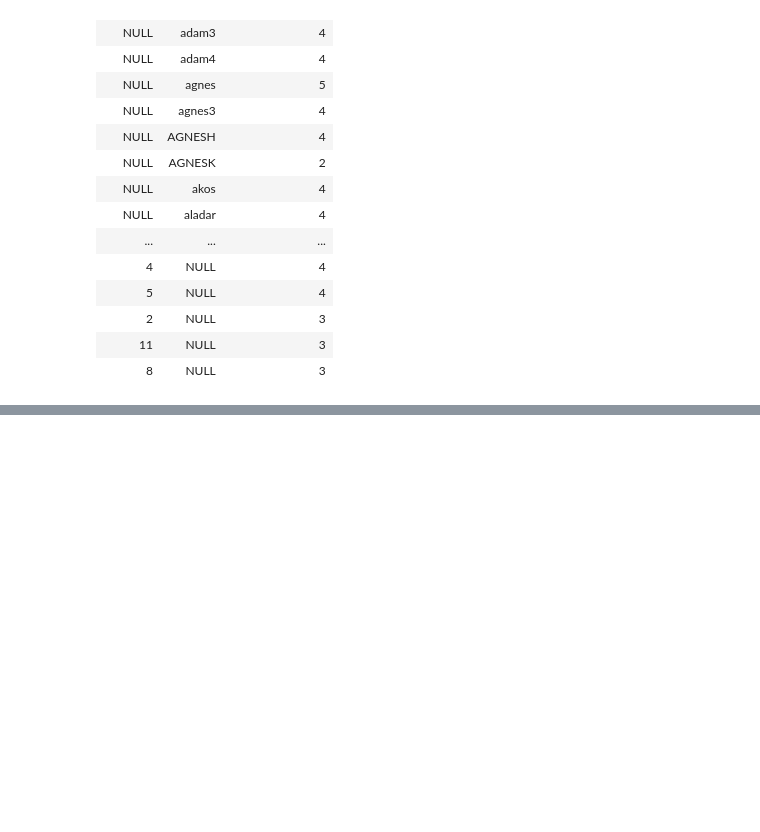
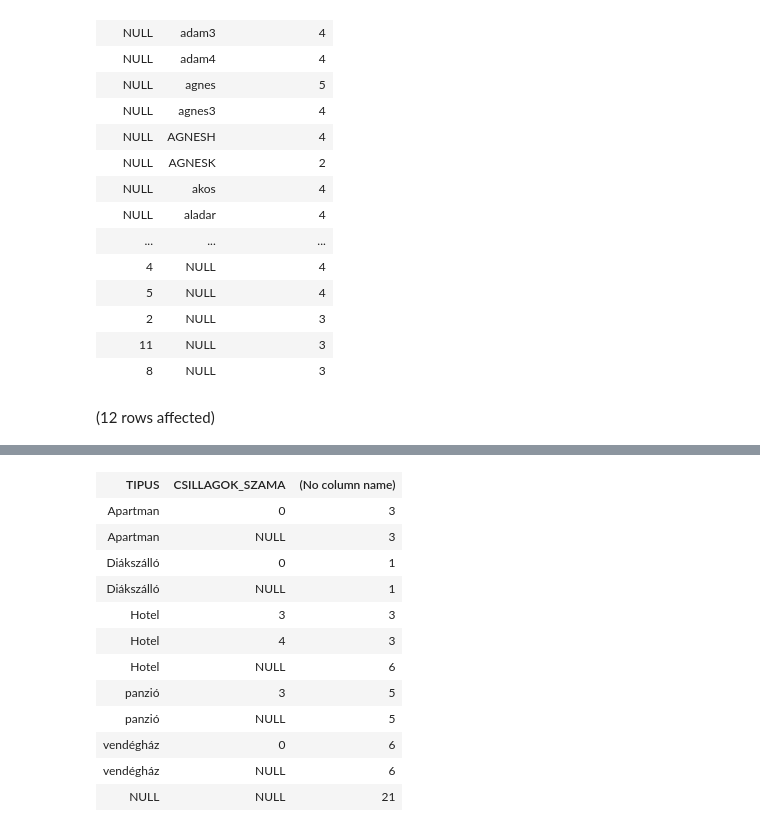
Before and after one commit to Matyi17/korszeruadatbazis, a Jupyter notebook: 5gyak.ipynb, the cells around one changed output, grey strips where cells are left out. Drawn from its saved outputs; the diff is of its cells as text; code cells hidden in the pictures; blank space fills up the shorter version.

```diff
--- a/5gyak.ipynb
+++ b/5gyak.ipynb
@@ -24,3 +24,11 @@ Total execution time: 00:00:00.111
 | 2 | NULL | 3 |
 | 11 | NULL | 3 |
 | 8 | NULL | 3 |
+# %%
+select TIPUS,
+       CSILLAGOK_SZAMA,
+       COUNT(*)
+FROM Szallashely
+GROUP by ROLLUP(TIPUS, CSILLAGOK_SZAMA)
+# %% [output]
+(12 rows affected)
@@ -26,0 +36,13 @@ Total execution time: 00:00:00.111
+| TIPUS | CSILLAGOK_SZAMA | (No column name) |
+| Apartman | 0 | 3 |
+| Apartman | NULL | 3 |
+| Diákszálló | 0 | 1 |
+| Diákszálló | NULL | 1 |
+| Hotel | 3 | 3 |
+| Hotel | 4 | 3 |
+| Hotel | NULL | 6 |
+| panzió | 3 | 5 |
+| panzió | NULL | 5 |
+| vendégház | 0 | 6 |
+| vendégház | NULL | 6 |
+| NULL | NULL | 21 |
```
Also changed, not shown: parts of 1 cell of this notebook.
